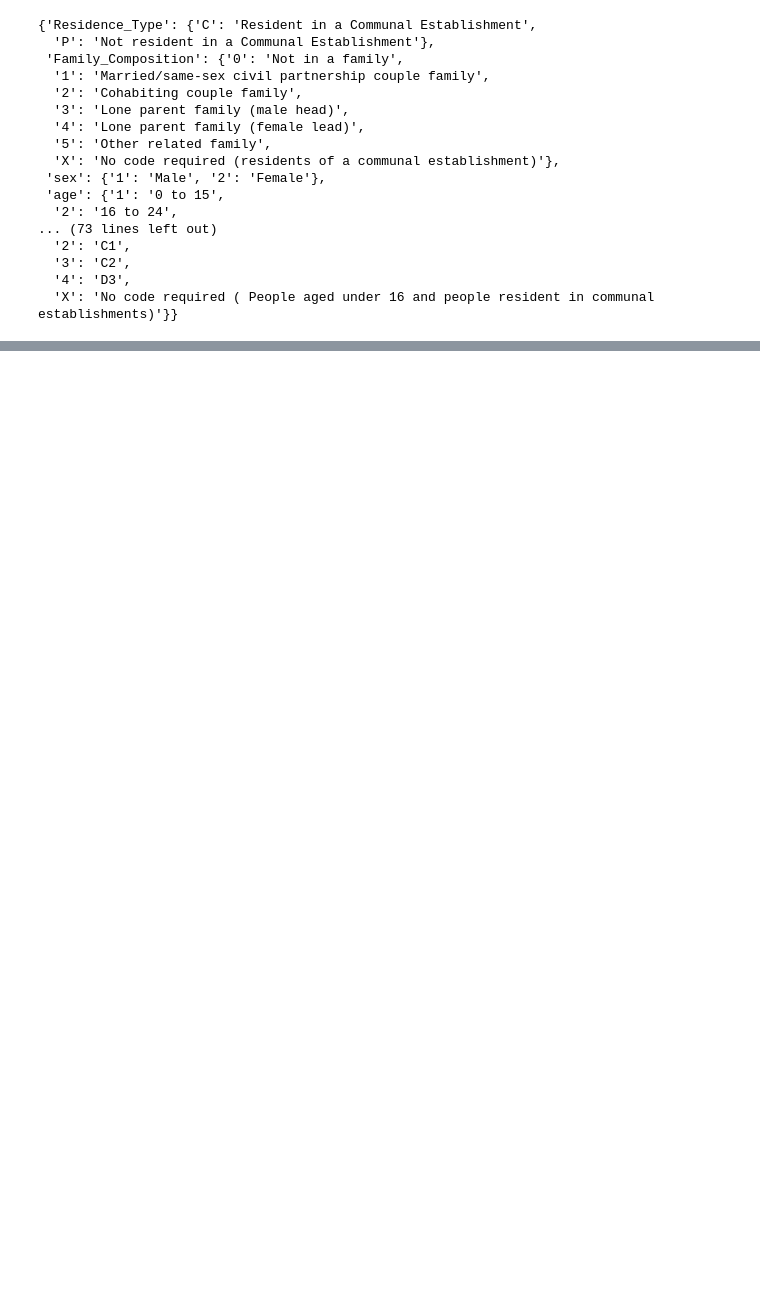
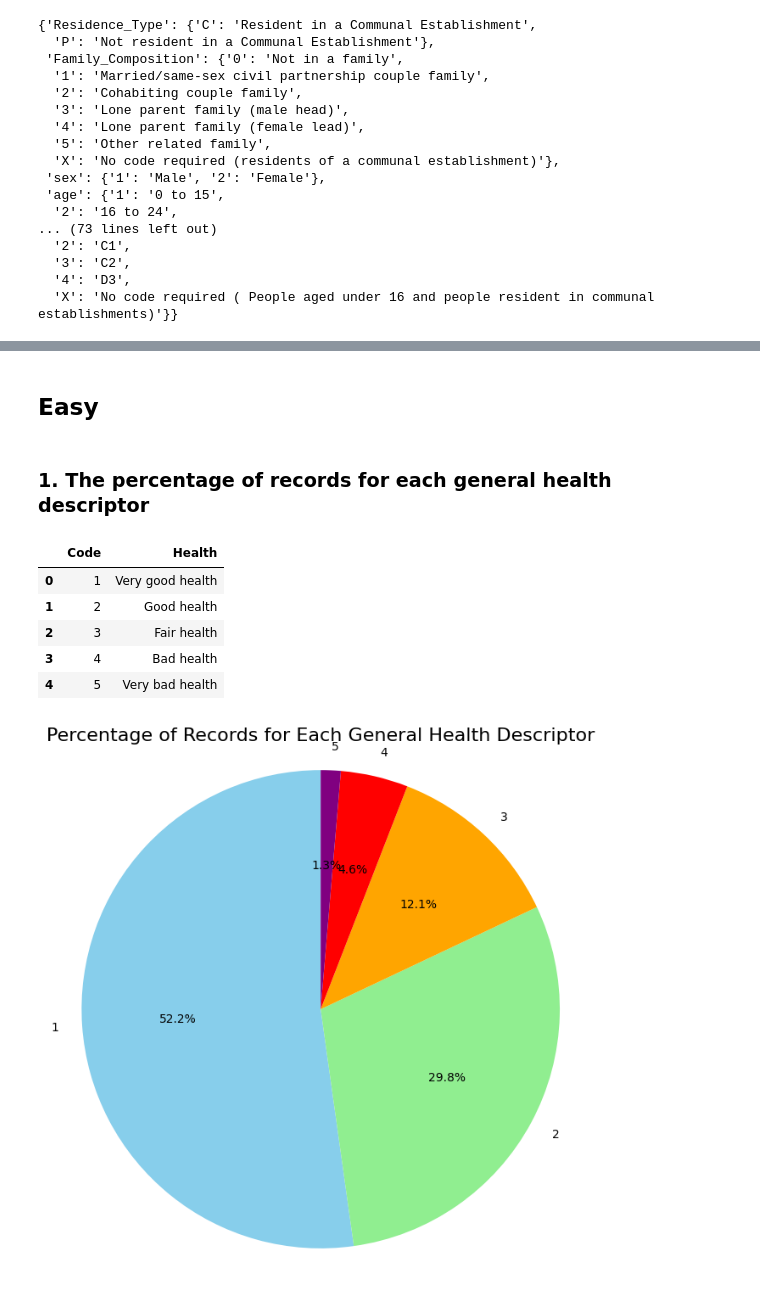
Before and after one commit to Miya696/5002, a Jupyter notebook: notebooks/census2011.ipynb, the cells around one changed output, grey strips where cells are left out. Saved outputs shown, nothing was run; the diff lists cells and outputs as text; code cells hidden in the pictures; blank space fills up the shorter version.

```diff
--- a/notebooks/census2011.ipynb
+++ b/notebooks/census2011.ipynb
@@ -144,0 +284,36 @@ Cleaned data saved to ../data/output.csv
+# %% [markdown]
+## Easy
+# %% [markdown]
+### 1. The percentage of records for each general health descriptor
+# %%
+with open("../data/data_dictionary.json", "r") as read_file:
+    labels = json.load(read_file)
+
+# 计算每个健康描述符的出现次数
+health_counts = data['health'].value_counts()
+
+
+# 将健康编码映射到描述符
+health_counts = health_counts.rename(index=labels['health'])
+
+# 显示编码和文本内容
+health_labels = labels.get('health', {})
+health_df = pd.DataFrame(list(health_labels.items()), columns=['Code', 'Health'])
+display.display(health_df)
+
+# 绘制饼图
+plt.figure(figsize=(8, 8))
+plt.pie(health_counts, labels=health_counts.index, autopct='%1.1f%%', startangle=90, colors=['skyblue', 'lightgreen', 'orange', 'red', 'purple'])
+plt.title('Percentage of Records for Each General Health Descriptor', fontsize=16)
+plt.axis('equal')  # Equal aspect ratio ensures that pie is drawn as a circle.
+
+# 显示图表
+plt.show()
+# %% [output]
+|  | Code | Health |
+| 0 | 1 | Very good health |
+| 1 | 2 | Good health |
+| 2 | 3 | Fair health |
+| 3 | 4 | Bad health |
+| 4 | 5 | Very bad health |
+[figure, added]
```
Also changed, not shown: parts of 43 cells of this notebook, 14 other files.
